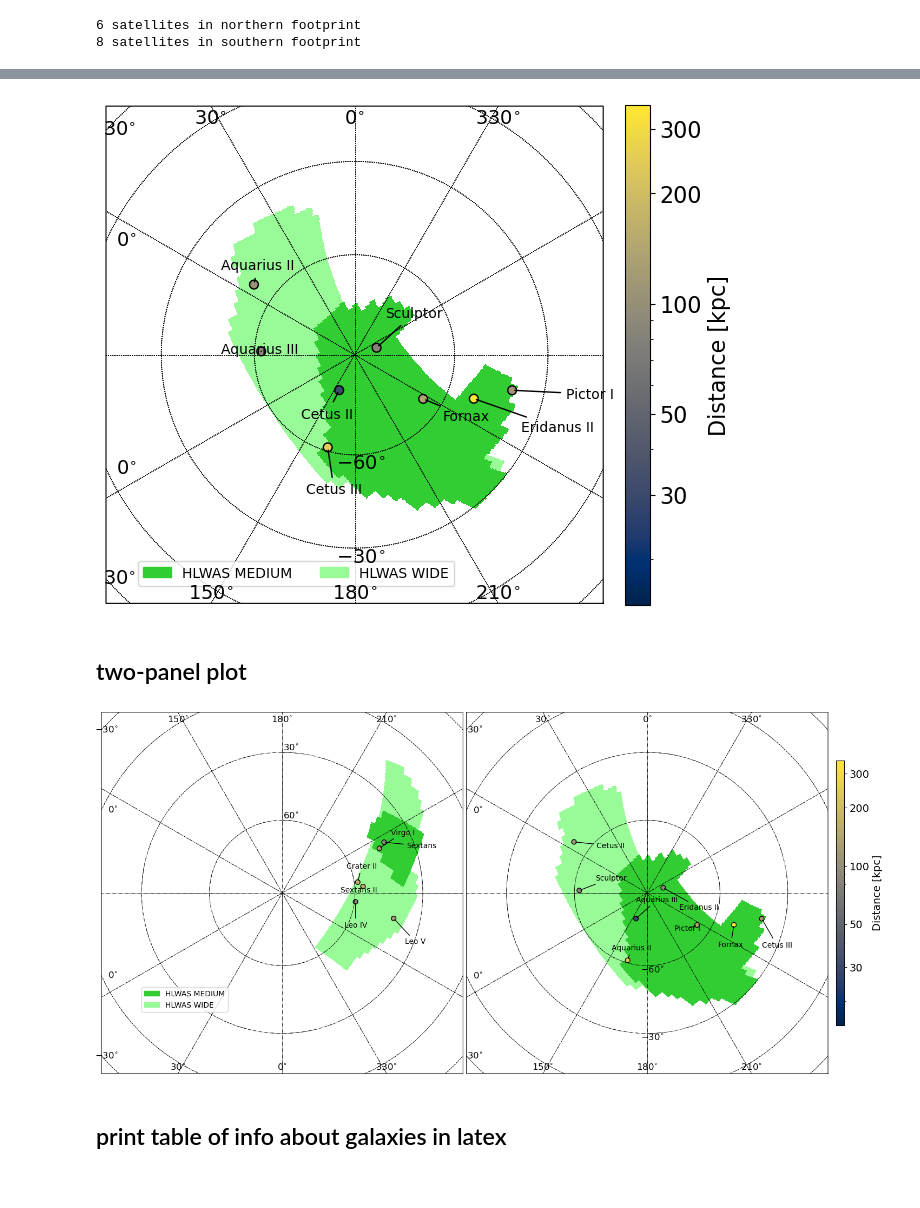
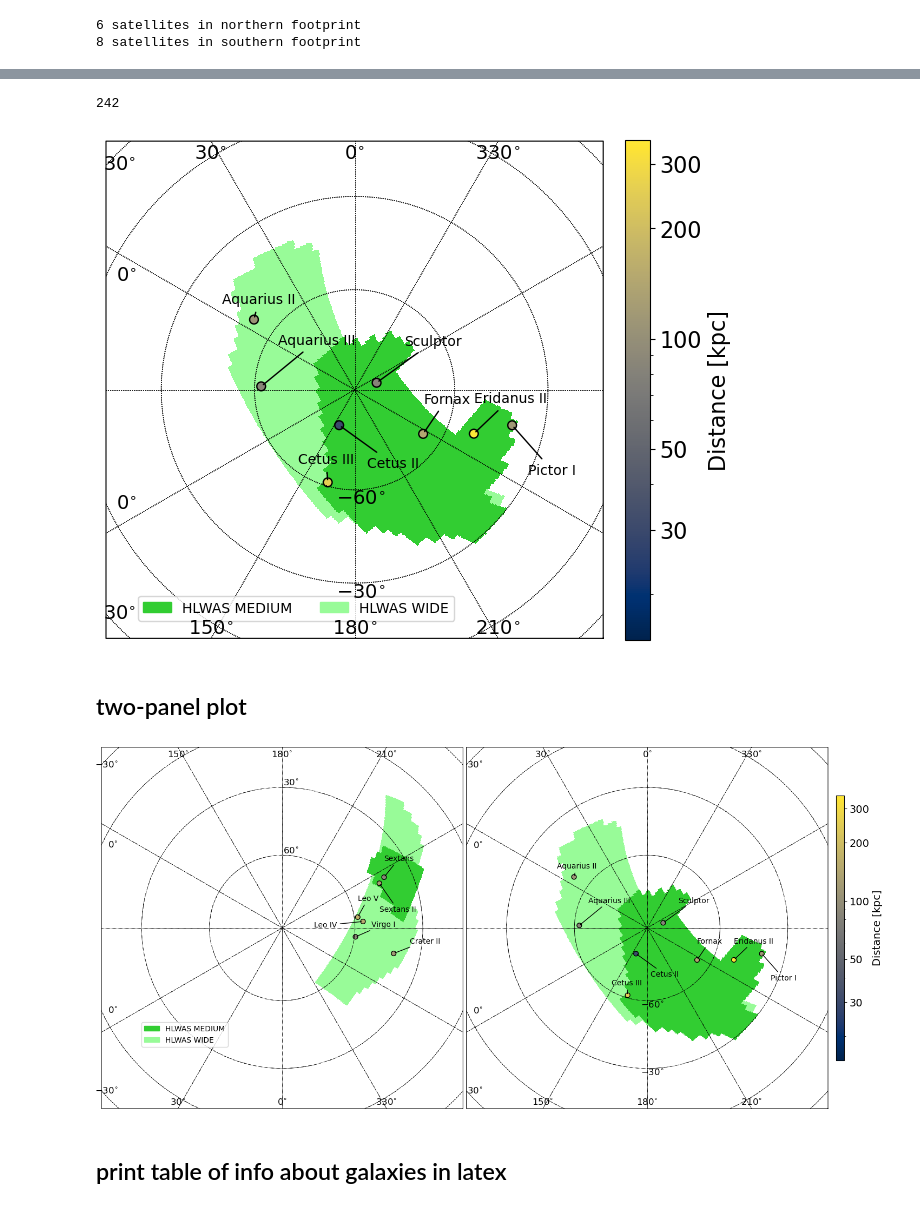
Before and after one commit to Dynamics-Penn/roman-nearfield, a Jupyter notebook: notebooks/ccs_footprints_sats.ipynb, the cells around one changed output, grey strips where cells are left out. Saved outputs shown, nothing was run; the diff lists cells and outputs as text; code cells hidden in the pictures.

Commit message:
fixed satellite plots and made it possible to manually set angles of annotation arrows

```diff
--- a/notebooks/ccs_footprints_sats.ipynb
+++ b/notebooks/ccs_footprints_sats.ipynb
@@ -147,9 +147,8 @@ def spread_clusters_kernel(points, radius, k=0.1, max_iter=100, tol=1e-6, min_re
     return points
 # %%
 
-def plot_galaxies(sp, gals=None, glist=None, annotate=False, glabels=None,radec = False, spread_scale = 4):
-    """ plots all galaxies within 10 Mpc
-    (requires nbg.cat--- file with table of galaxies from Karachentsev et al)
+def plot_galaxies(sp, gals=None, glist=None, annotate=False, glabels=None,radec = False, spread_scale = 4,angles=None,radii=None):
+    """ plots **satellites** -- this version tailored to sats (mostly in annotation)
 
     Parameters
     ----------
@@ -183,18 +182,18 @@ def plot_galaxies(sp, gals=None, glist=None, annotate=False, glabels=None,radec
         norm = LogNorm(vmin=0.2,vmax=10)
         r = 80
     else:
-        if 'RA J2000  ' in gals.keys():
+        if 'RAJ2000' in gals.keys():
             ras=[]
             decs=[]
             hms_str = ['h','m','s']
             dms_str = ['d','m','s']
             for i in range(len(gals)):
-                ra_str=gals['RA J2000  '][i].split(' ')
-                dec_str = gals['DEC J2000'][i].split(' ')
+                ra_str=gals['RAJ2000'][i].split(' ')
+                dec_str = gals['DEJ2000'][i].split(' ')
                 ras.append("".join(x+y for x,y in zip(ra_str,hms_str)))
                 decs.append("".join(x+y for x,y in zip(dec_str,dms_str)))
             nbgs=SkyCoord(ras,decs)
-            dists = gals[' D (Mpc)']
+            dists = gals['D (Mpc)']
             norm = LogNorm(vmin=0.2,vmax=10)
             r = 80
         else:
@@ -229,11 +228,17 @@ def plot_galaxies(sp, gals=None, glist=None, annotate=False, glabels=None,radec
                     x,y = sp.proj(nbgs[glist[i]].galactic.l.deg, nbgs[glist[i]].galactic.b.deg)
                 xy_positions.append([x[0],y[0]])
             xy_positions = np.array(xy_positions)
-            xy_center = np.mean(xy_positions, axis=0)
-            theta_pole = np.arctan2(*tuple((xy_positions-xy_center).T))
-            theta = theta_pole+np.pi/2
-            xyt_positions = (xy_positions.T + [r*np.cos(theta), r*np.sin(theta)]).T
-            xyt_positions = [spread_scale,1]*spread_clusters_kernel(xyt_positions*[1/spread_scale,1], radius=10, k=10)
+            if radii is not None and angles is not None:  #specify annotations manually
+                xyt_positions = np.array(xy_positions.T + [radii*np.cos(angles), radii*np.sin(angles)]).T
+            elif 'ra' in gals.keys():
+                theta = np.random.random_sample(size=len(xy_positions))*2.0*np.pi
+                print(theta)
+                xyt_positions = np.array(xy_positions.T + [r*np.cos(theta), r*np.sin(theta)]).T
+            elif 'RAJ2000' in gals.keys(): #spreading out is only useful for the full list; satellites don't need it
+                theta_pole = np.arctan2(*tuple((xy_positions-xy_center).T))
+                theta = theta_pole+np.pi/2
+                xyt_positions = (xy_positions.T + [r*np.cos(theta), r*np.sin(theta)]).T
+                xyt_positions = [spread_scale,1]*spread_clusters_kernel(xyt_positions*[1/spread_scale,1], radius=10, k=10)
             xyt_positions -= xy_positions
             for i, l in enumerate(glabels):
                 x,y = xy_positions[i]
@@ -313,7 +318,7 @@ def select_satellites_in_footprint(fp,nbglm):
     print(len(nbglm_in_hlwas_south),'satellites in southern footprint')
     return nbglm_in_hlwas_north, nbglm_in_hlwas_south
 # %%
-def plot_polar_projection(fp, gals, glist, whichpole, glabels=None, alph=1.0,cbar=True):
+def plot_polar_projection(fp, gals, glist, whichpole, glabels=None, alph=1.0,cbar=True,angles=None,radii=None):
     import matplotlib.ticker as mticker
     from mpl_toolkits.axes_grid1 import make_axes_locatable
 
@@ -344,7 +349,7 @@ def plot_polar_projection(fp, gals, glist, whichpole, glabels=None, alph=1.0,cba
         im, _, _, _ = sp.draw_hpxmap(fp, lon_range=(0,360), lat_range=(10,90), alpha=alph, vmin=1, vmax=3, cmap=cm, zoom=False)
 
 
-    cbh = plot_galaxies(sp,gals, glist=glist,annotate=True,glabels=glabels,spread_scale=1.5)
+    cbh = plot_galaxies(sp,gals, glist=glist,annotate=True,glabels=glabels,spread_scale=1.5,angles=angles,radii=radii)
     shandles=[patch_HLWAS_m,patch_HLWAS_w]
     handles, labels = sp.ax.get_legend_handles_labels()
     shandles.extend(handles)
@@ -432,8 +426,16 @@ fig_gal_N.savefig('../figures/sats_north.png',dpi=300)
+# %%
+287-45
+# %% [output]
+242
+# %%
+angles_S = np.array([311.,60.,72.,140.,293.,90.,135.,90.])*u.deg.to(u.rad)
+radii_S = np.array([30.,40.,40,30,30,30,30,30])
 # %%
-fig_sats_S = plot_polar_projection(combined_map, nbglm, nbglm_in_hlwas_south, 'S', nbglm['name'][nbglm_in_hlwas_south])
-fig_sats_S.savefig('../figures/sats_south.png',dpi=300)
+fig_sats_S = plot_polar_projection(combined_map, nbglm, nbglm_in_hlwas_south, 'S', nbglm['name'][nbglm_in_hlwas_south],
+                                   angles=angles_S,radii=radii_S)
+#fig_sats_S.savefig('../figures/sats_south.png',dpi=300)
 # %% [output]
-[figure, old version]
+[figure, new version]
 # %% [markdown]
 ## two-panel plot
 # %%
@@ -465,13 +467,13 @@ fig, axs = plt.subplots(nrows=1, ncols=2, figsize=(15,7))
 # south pole
 sp_r = skyproj.LaeaSkyproj(ax=axs[1], lat_0=-90.0, galactic=True, extent=[0,360, -90,-10])
 im, _, _, _ = sp_r.draw_hpxmap(fp, lon_range=(0,360), lat_range=(-90, -10), vmin=1, vmax=3, cmap=cm, zoom=False)
-cbh_r = plot_galaxies(sp_r,nbglm, glist=nbglm_in_hlwas_south,annotate=True,glabels=nbglm['name'][nbglm_in_hlwas_south])
+cbh_r = plot_galaxies(sp_r,nbglm, glist=nbglm_in_hlwas_south,annotate=True,glabels=nbglm['name'][nbglm_in_hlwas_south],angles=angles_S,radii=radii_S)
 
 
 #north pole
 sp_l = skyproj.LaeaSkyproj(ax=axs[0], lat_0=90.0, galactic=True, extent=[0,360, 10,90])
 im, _, _, _ = sp_l.draw_hpxmap(fp, lon_range=(0,360), lat_range=(10,90), vmin=1, vmax=3, cmap=cm, zoom=False)
-cbh_l = plot_galaxies(sp_l,nbglm, glist=nbglm_in_hlwas_north,annotate=True,glabels=nbglm['name'][nbglm_in_hlwas_north])
+cbh_l = plot_galaxies(sp_l,nbglm, glist=nbglm_in_hlwas_north,annotate=True,glabels=nbglm['name'][nbglm_in_hlwas_north],radii=radii_N,angles=angles_N)
 
 
 #legends, colorbars and formatting
@@ -498,7 +500,7 @@ cb.set_label(label='Distance [kpc]', size=14)
 cb.ax.tick_params(labelsize=14)
 fig.savefig('../figures/sats_poles.png',dpi=300)
 # %% [output]
-[figure, old version]
+[figure, new version]
 # %% [markdown]
 ## print table of info about galaxies in latex
 # %%
```
Also changed, not shown: parts of 10 cells of this notebook, 3 other files.
